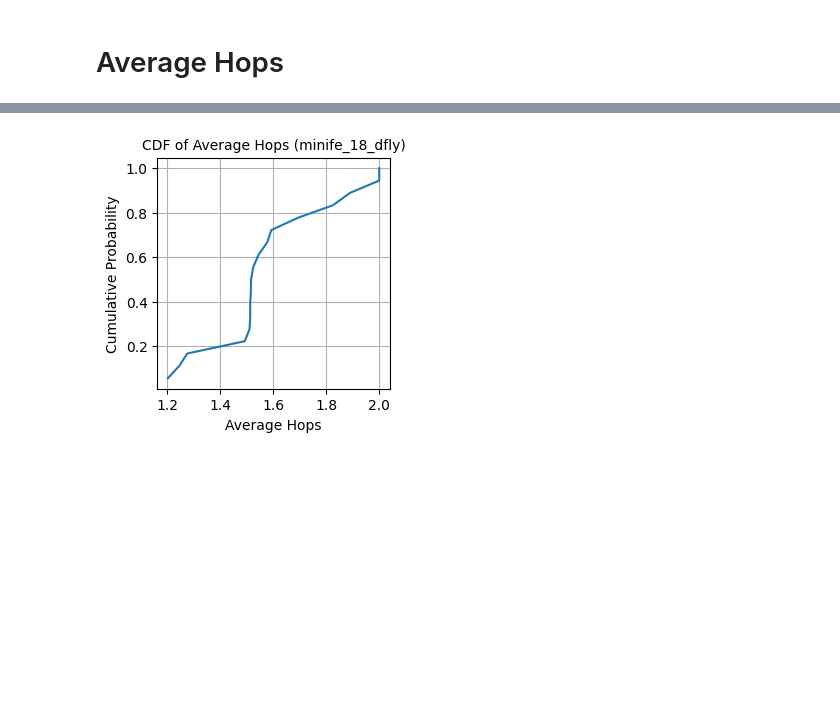
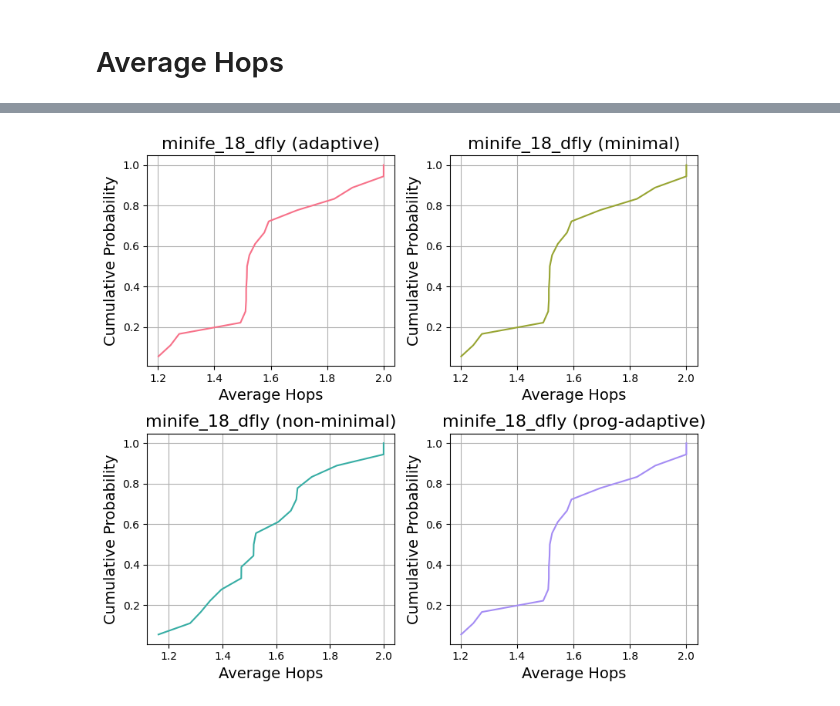
Before and after one commit to zzheng33/cs550, a Jupyter notebook: run/plot.ipynb, the cells around one changed output, grey strips where cells are left out. Saved outputs shown, nothing was run; the diff lists cells and outputs as text; code cells hidden in the pictures; blank space fills up the shorter version.

```diff
--- a/run/plot.ipynb
+++ b/run/plot.ipynb
@@ -256,5 +308,5 @@ plot_cdf_avg_hops("miniamr_64_dfly")
 # %%
-plot_cdf_avg_hops("minife_18_dfly/dragonfly-msg-stats")
+plot_cdf_avg_hops("minife_18_dfly")
 # %% [output]
-[figure, old version]
+[figure, new version]
 # %%
```
Also changed, not shown: parts of 7 cells of this notebook.
